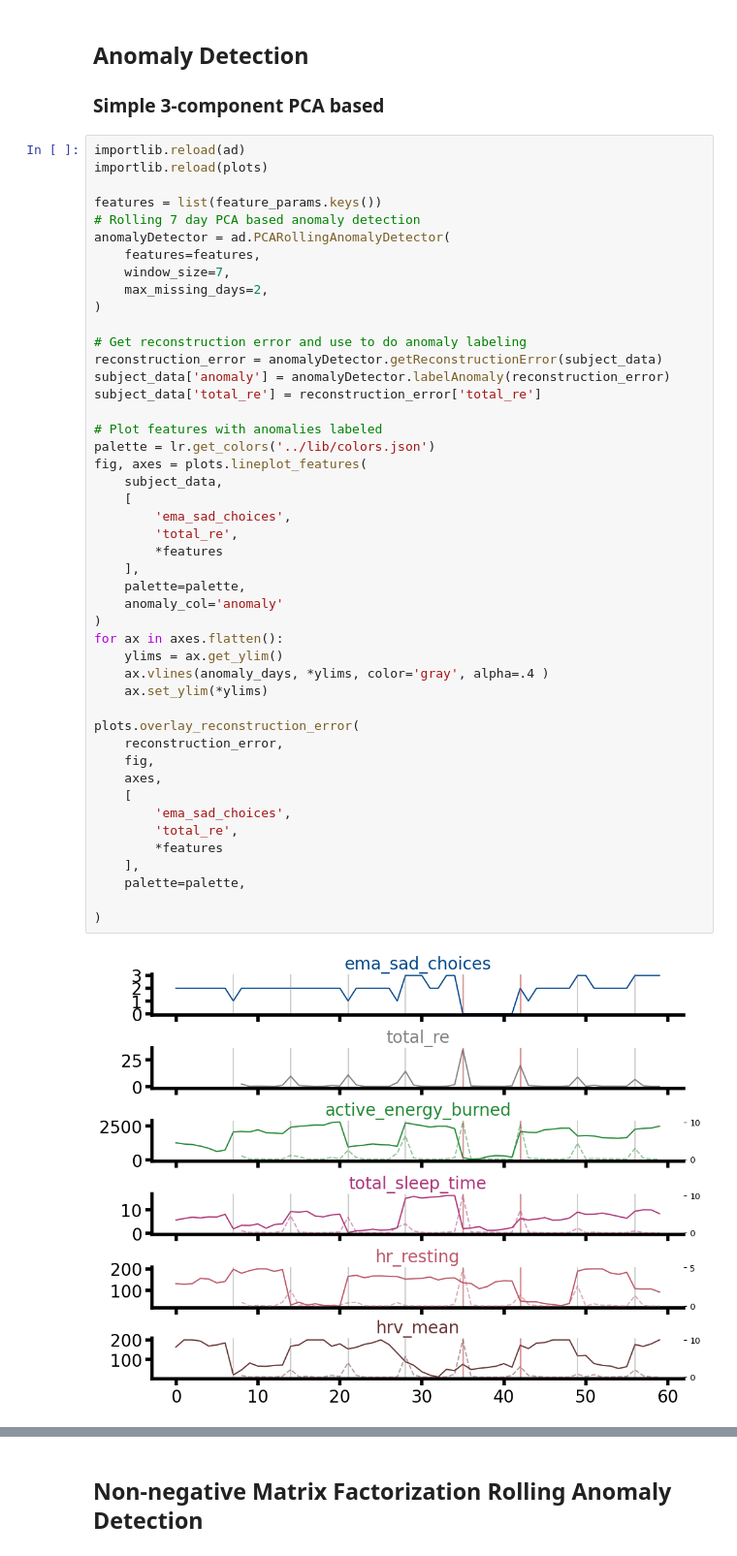
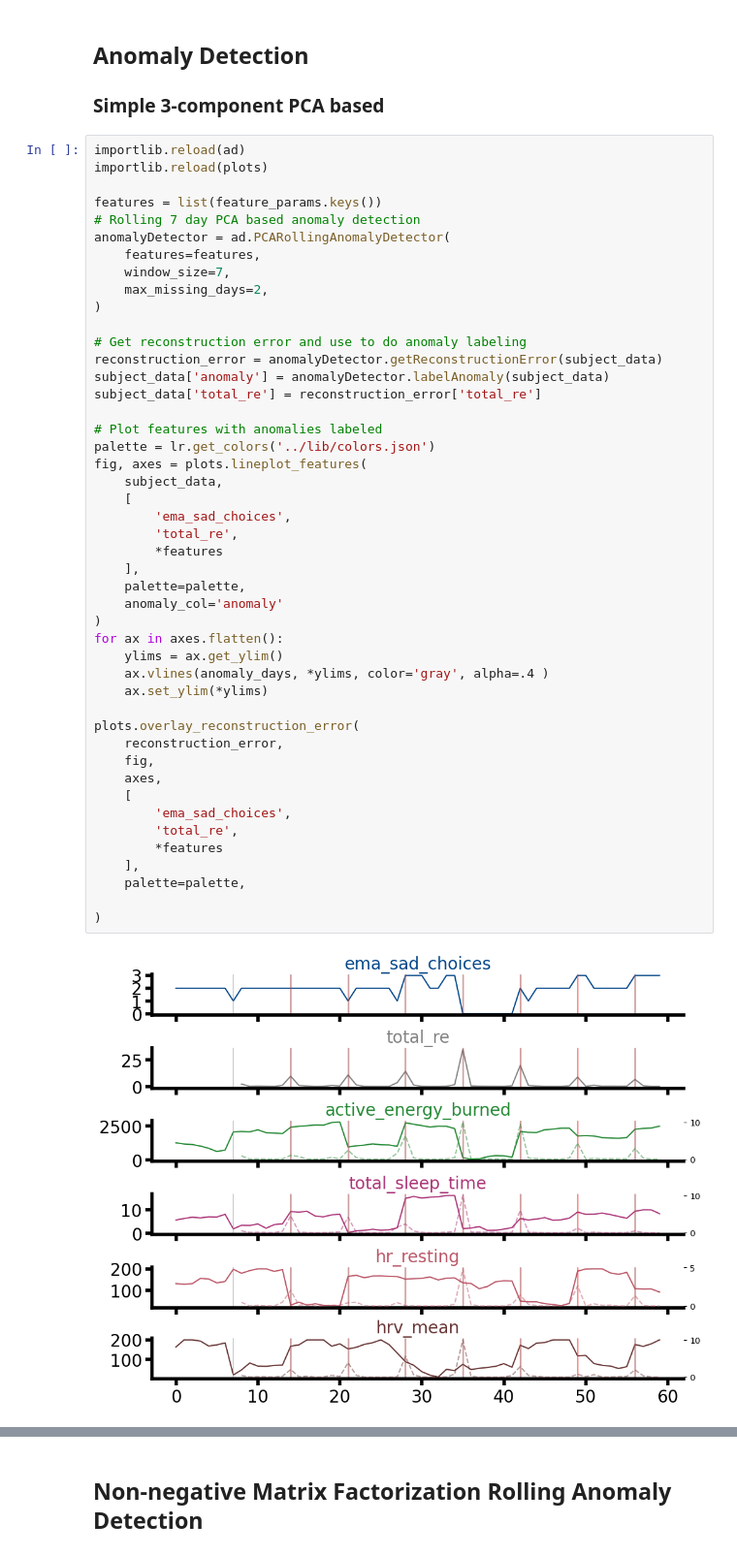
Before and after one commit to akre96/mhealth_anomaly_detection, a Jupyter notebook: notebooks/illustrated_example.ipynb, the cells around one changed output, grey strips where cells are left out. Shown: that part at 97% size. Drawn from its saved outputs; the diff is of its cells as text.

```diff
--- a/notebooks/illustrated_example.ipynb
+++ b/notebooks/illustrated_example.ipynb
@@ -70,40 +70,40 @@ anomalyDetector = ad.PCARollingAnomalyDetector(
 
 # Get reconstruction error and use to do anomaly labeling
 reconstruction_error = anomalyDetector.getReconstructionError(subject_data)
-subject_data['anomaly'] = anomalyDetector.labelAnomaly(reconstruction_error)
+subject_data['anomaly'] = anomalyDetector.labelAnomaly(subject_data)
 subject_data['total_re'] = reconstruction_error['total_re']
 
 # Plot features with anomalies labeled
 palette = lr.get_colors('../lib/colors.json')
 fig, axes = plots.lineplot_features(
     subject_data,
     [
         'ema_sad_choices',
         'total_re',
         *features
     ],
     palette=palette,
     anomaly_col='anomaly'
 )
 for ax in axes.flatten():
     ylims = ax.get_ylim()
     ax.vlines(anomaly_days, *ylims, color='gray', alpha=.4 )
     ax.set_ylim(*ylims)
 
 plots.overlay_reconstruction_error(
     reconstruction_error,
     fig,
     axes,
     [
         'ema_sad_choices',
         'total_re',
         *features
     ],
     palette=palette,
 
 )
 # %% [output]
-[figure, old version]
+[figure, new version]
 # %%
 import numpy as np
 import seaborn as sns
```
Also changed, not shown: parts of 3 cells of this notebook, 13 other files.
